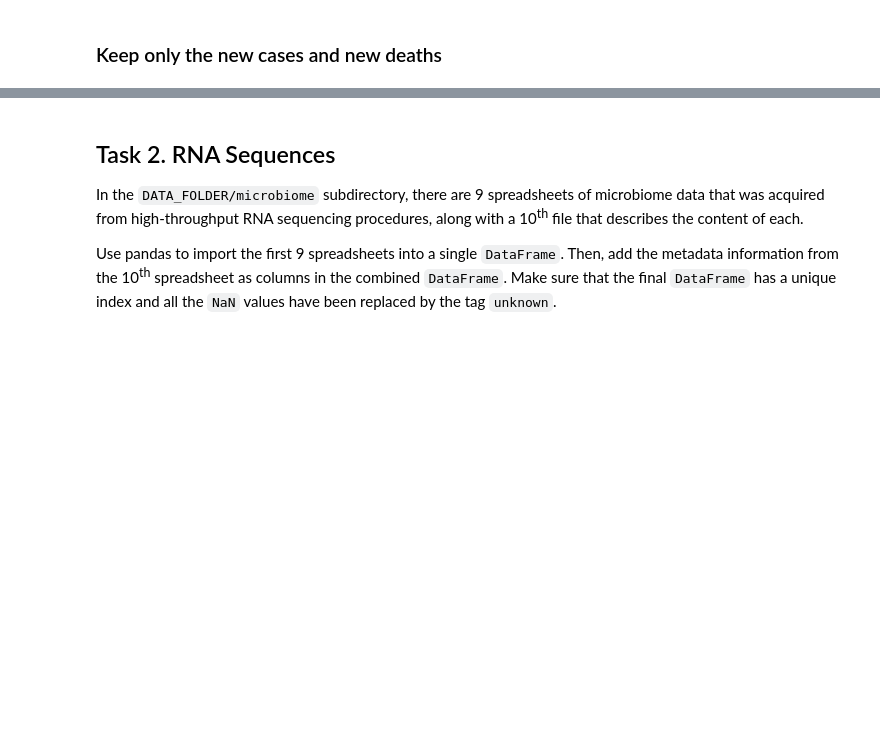
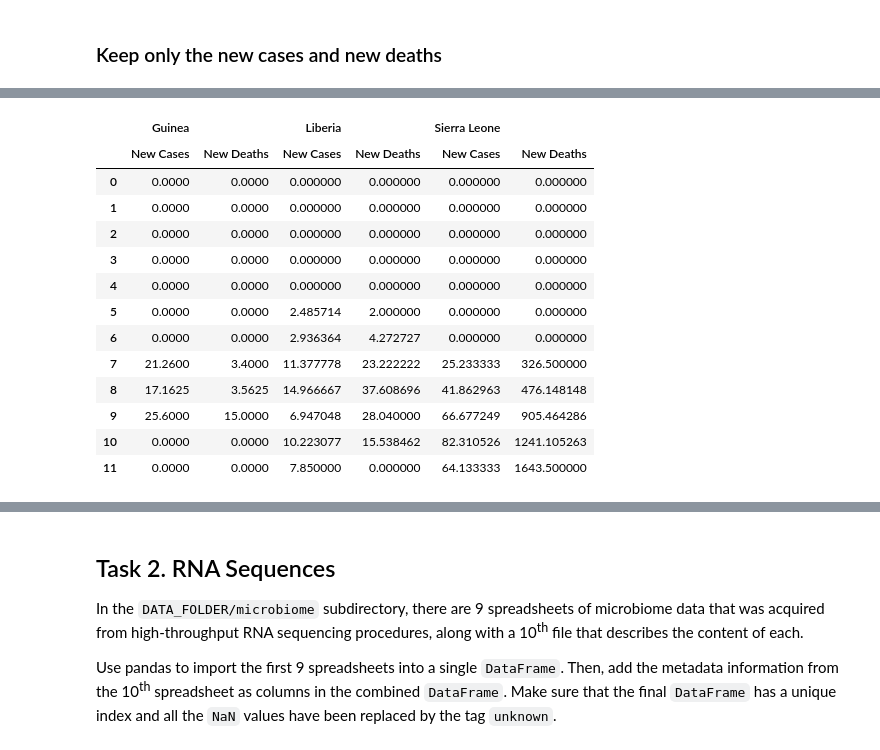
Before and after one commit to julied20/ada-2017, a Jupyter notebook: Homeworks/Homework01/Homework_1_Tristan.ipynb, the cells around one changed output, grey strips where cells are left out. Cells and saved outputs as stored; diff of their text form; code cells hidden in the pictures; blank space fills up the shorter version.

```diff
--- a/Homeworks/Homework01/Homework_1_Tristan.ipynb
+++ b/Homeworks/Homework01/Homework_1_Tristan.ipynb
@@ -188,0 +190,24 @@ Lorem ipsum...
+# %%
+# Final DataFrame with all the data
+
+final_df = pd.DataFrame(
+    {('Guinea','New Cases'): da_cases_guinea, ('Guinea','New Deaths'): da_deaths_guinea,
+     ('Liberia','New Cases'): da_cases_liberia, ('Liberia','New Deaths'): da_deaths_liberia,
+     ('Sierra Leone','New Cases'): da_cases_sierra, ('Sierra Leone','New Deaths'): da_deaths_sierra,
+    })
+final_df
+# %% [output]
+|  | Guinea |  | Liberia |  | Sierra Leone |  |
+|  | New Cases | New Deaths | New Cases | New Deaths | New Cases | New Deaths |
+| 0 | 0.0000 | 0.0000 | 0.000000 | 0.000000 | 0.000000 | 0.000000 |
+| 1 | 0.0000 | 0.0000 | 0.000000 | 0.000000 | 0.000000 | 0.000000 |
+| 2 | 0.0000 | 0.0000 | 0.000000 | 0.000000 | 0.000000 | 0.000000 |
+| 3 | 0.0000 | 0.0000 | 0.000000 | 0.000000 | 0.000000 | 0.000000 |
+| 4 | 0.0000 | 0.0000 | 0.000000 | 0.000000 | 0.000000 | 0.000000 |
+| 5 | 0.0000 | 0.0000 | 2.485714 | 2.000000 | 0.000000 | 0.000000 |
+| 6 | 0.0000 | 0.0000 | 2.936364 | 4.272727 | 0.000000 | 0.000000 |
+| 7 | 21.2600 | 3.4000 | 11.377778 | 23.222222 | 25.233333 | 326.500000 |
+| 8 | 17.1625 | 3.5625 | 14.966667 | 37.608696 | 41.862963 | 476.148148 |
+| 9 | 25.6000 | 15.0000 | 6.947048 | 28.040000 | 66.677249 | 905.464286 |
+| 10 | 0.0000 | 0.0000 | 10.223077 | 15.538462 | 82.310526 | 1241.105263 |
+| 11 | 0.0000 | 0.0000 | 7.850000 | 0.000000 | 64.133333 | 1643.500000 |
```
Also changed, not shown: parts of 8 cells of this notebook.
